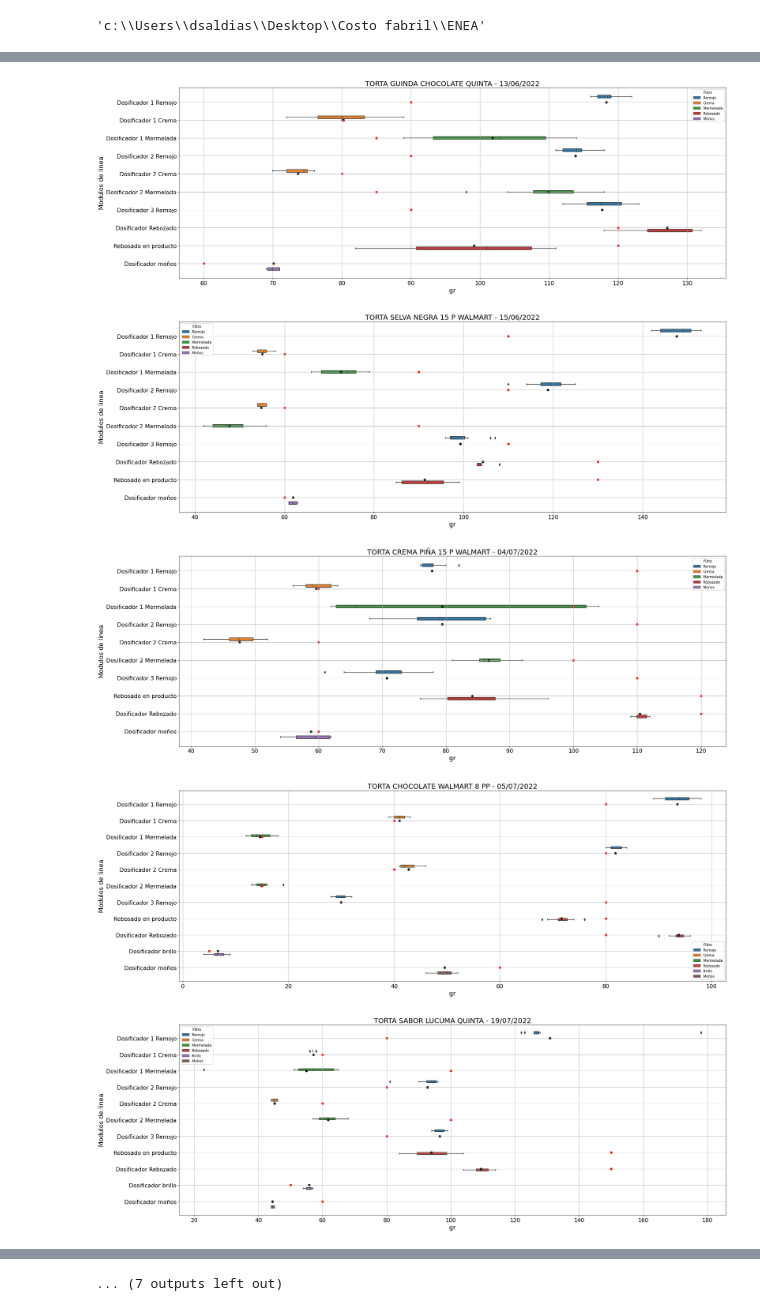
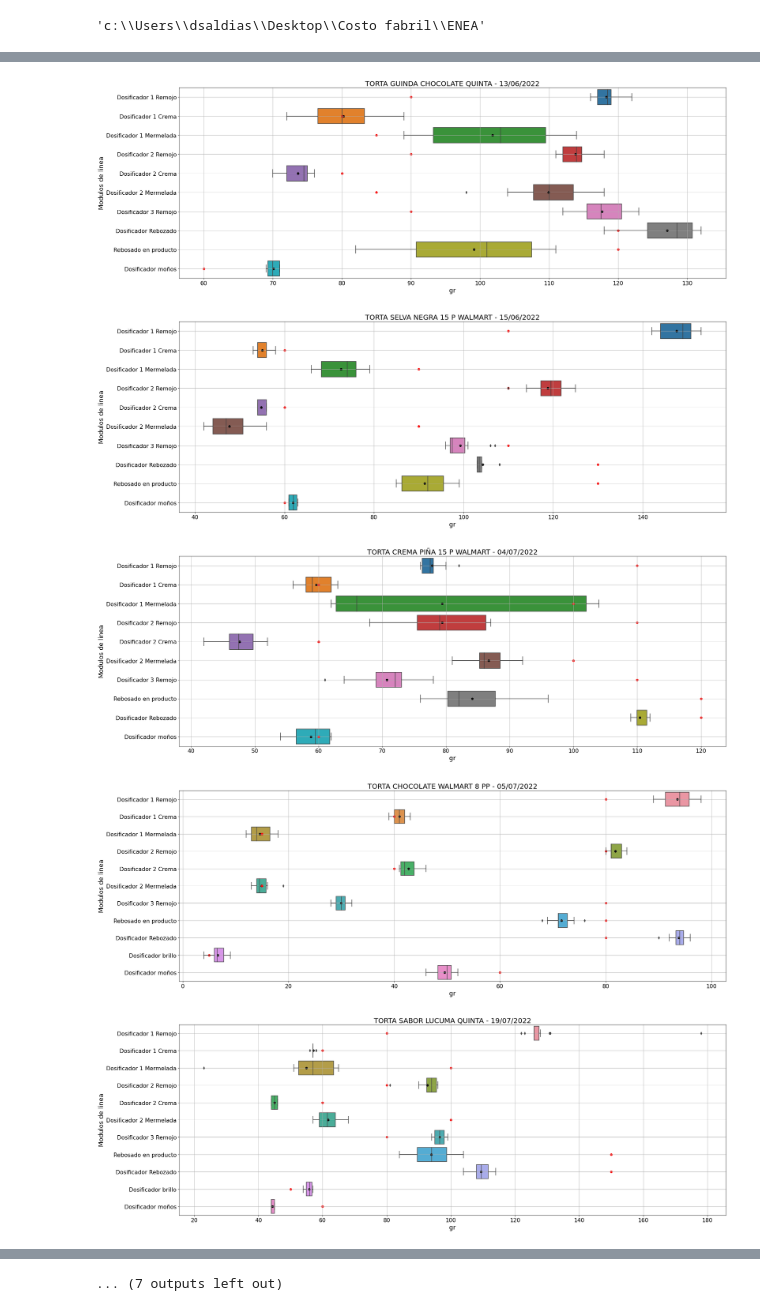
Before and after one commit to diegosaldiasq/Quinta, a Jupyter notebook: Procesos PV.ipynb, the cells around one changed output, grey strips where cells are left out. Drawn from its saved outputs; the diff is of its cells as text; code cells hidden in the pictures.

```diff
--- a/Procesos PV.ipynb
+++ b/Procesos PV.ipynb
@@ -28,15 +28,12 @@ os.getcwd()
 # %% [output]
 'c:\\Users\\dsaldias\\Desktop\\Costo fabril\\ENEA'
 # %%
-from turtle import hideturtle
-
-
 PT = df['PT y fecha'].drop_duplicates()
 muestra = 1
 for pt in PT:
     fig, ax = plt.subplots(figsize=(28,10))
     df2 = df[df['PT y fecha']==pt]
-    sns.boxplot(data=df2,x='Muestra',y='Modulo de linea',hue='Filtro',width=.8)
+    sns.boxplot(data=df2,x='Muestra',y='Modulo de linea')
     ax.set_title(pt,size=20)
     ax.grid()
     ax.set_xlabel('gr',size=18)
@@ -62,5 +59,5 @@ for pt in PT:
-[figure, old version]
+[figure, new version]
-[figure, old version]
+[figure, new version]
-[figure, old version]
+[figure, new version]
-[figure, old version]
+[figure, new version]
-[figure, old version]
+[figure, new version]
```
Also changed, not shown: parts of 1 cell of this notebook.
